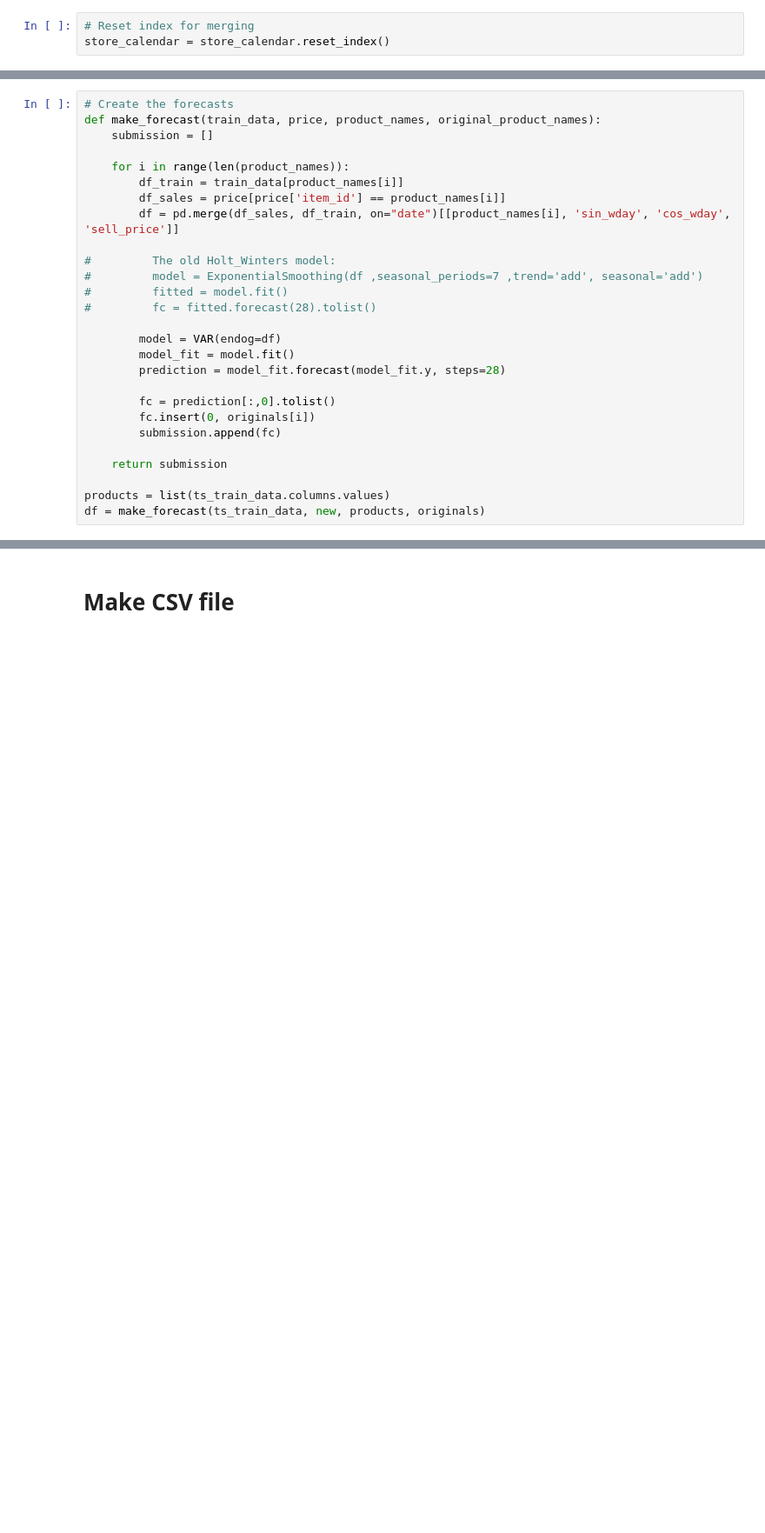
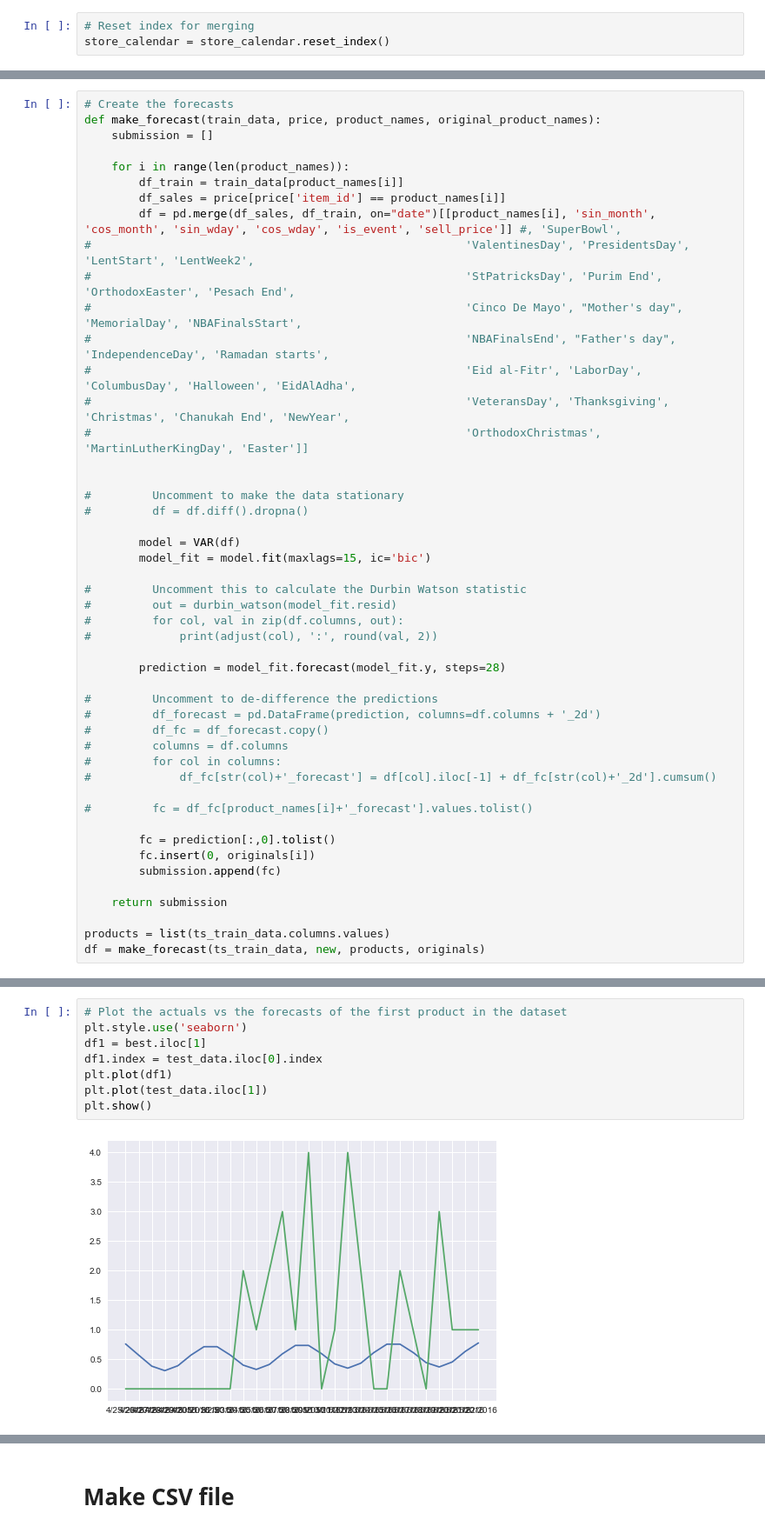
Before and after one commit to Basvdbrink1998/Applied_Forcasting_Project, a Jupyter notebook: Forecasting.ipynb, the cells around one changed output, grey strips where cells are left out. Shown at 87% size. Cells and saved outputs as stored; diff of their text form; blank space fills up the shorter version.

Commit message:
Update Forecasting.ipynb
Added some statistical tests and some visual exploration of the results

```diff
--- a/Forecasting.ipynb
+++ b/Forecasting.ipynb
@@ -73,16 +330,37 @@ def make_forecast(train_data, price, product_names, original_product_names):
     for i in range(len(product_names)):
         df_train = train_data[product_names[i]]
         df_sales = price[price['item_id'] == product_names[i]]
-        df = pd.merge(df_sales, df_train, on="date")[[product_names[i], 'sin_wday', 'cos_wday', 'sell_price']]
+        df = pd.merge(df_sales, df_train, on="date")[[product_names[i], 'sin_month', 'cos_month', 'sin_wday', 'cos_wday', 'is_event', 'sell_price']] #, 'SuperBowl',
+#                                                       'ValentinesDay', 'PresidentsDay', 'LentStart', 'LentWeek2',
+#                                                       'StPatricksDay', 'Purim End', 'OrthodoxEaster', 'Pesach End',
+#                                                       'Cinco De Mayo', "Mother's day", 'MemorialDay', 'NBAFinalsStart',
+#                                                       'NBAFinalsEnd', "Father's day", 'IndependenceDay', 'Ramadan starts',
+#                                                       'Eid al-Fitr', 'LaborDay', 'ColumbusDay', 'Halloween', 'EidAlAdha',
+#                                                       'VeteransDay', 'Thanksgiving', 'Christmas', 'Chanukah End', 'NewYear',
+#                                                       'OrthodoxChristmas', 'MartinLutherKingDay', 'Easter']]
 
-#         The old Holt_Winters model:
-#         model = ExponentialSmoothing(df ,seasonal_periods=7 ,trend='add', seasonal='add')
-#         fitted = model.fit()
-#         fc = fitted.forecast(28).tolist()
 
-        model = VAR(endog=df)
-        model_fit = model.fit()
+#         Uncomment to make the data stationary
+#         df = df.diff().dropna()
+
+        model = VAR(df)
+        model_fit = model.fit(maxlags=15, ic='bic')
+
+#         Uncomment this to calculate the Durbin Watson statistic
+#         out = durbin_watson(model_fit.resid)
+#         for col, val in zip(df.columns, out):
+#             print(adjust(col), ':', round(val, 2))
+
         prediction = model_fit.forecast(model_fit.y, steps=28)
+
+#         Uncomment to de-difference the predictions
+#         df_forecast = pd.DataFrame(prediction, columns=df.columns + '_2d')
+#         df_fc = df_forecast.copy()
+#         columns = df.columns
+#         for col in columns:
+#             df_fc[str(col)+'_forecast'] = df[col].iloc[-1] + df_fc[str(col)+'_2d'].cumsum()
+
+#         fc = df_fc[product_names[i]+'_forecast'].values.tolist()
 
         fc = prediction[:,0].tolist()
         fc.insert(0, originals[i])
@@ -102,0 +406,10 @@ np.sqrt(mean_squared_error(df, test_data))
+# %%
+# Plot the actuals vs the forecasts of the first product in the dataset
+plt.style.use('seaborn')
+df1 = best.iloc[1]
+df1.index = test_data.iloc[0].index
+plt.plot(df1)
+plt.plot(test_data.iloc[1])
+plt.show()
+# %% [output]
+[figure, added]
```
Also changed, not shown: parts of 18 cells of this notebook.
